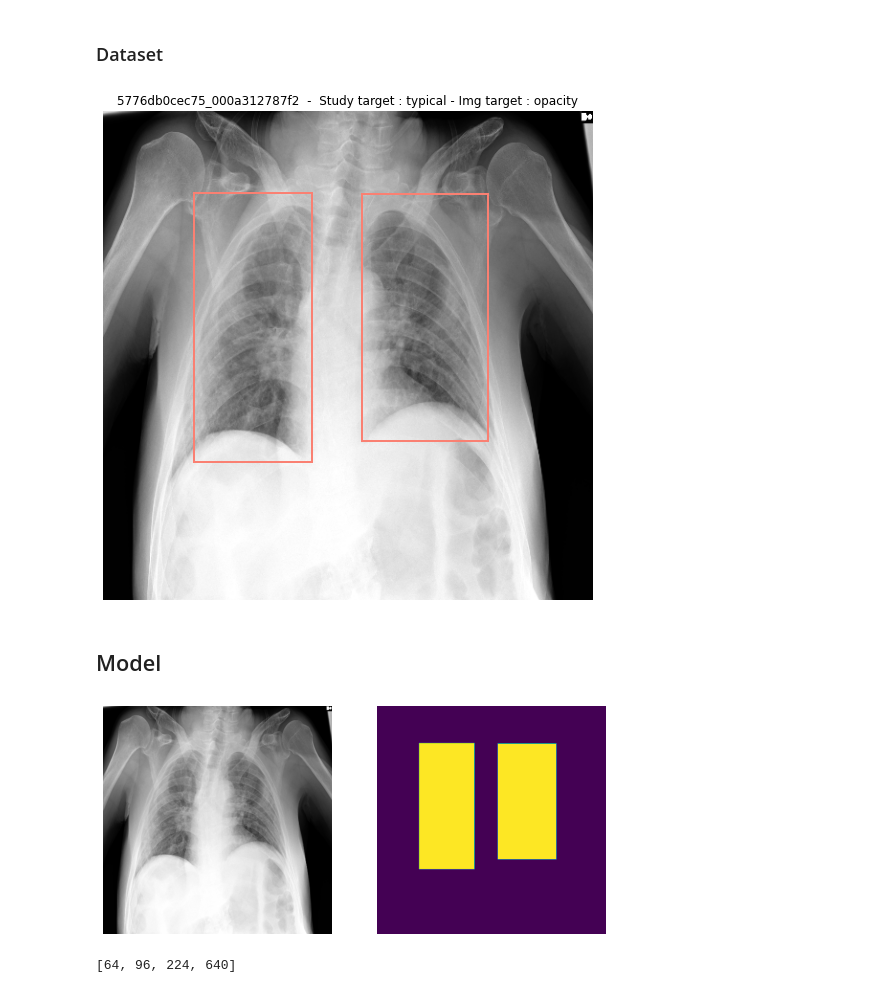
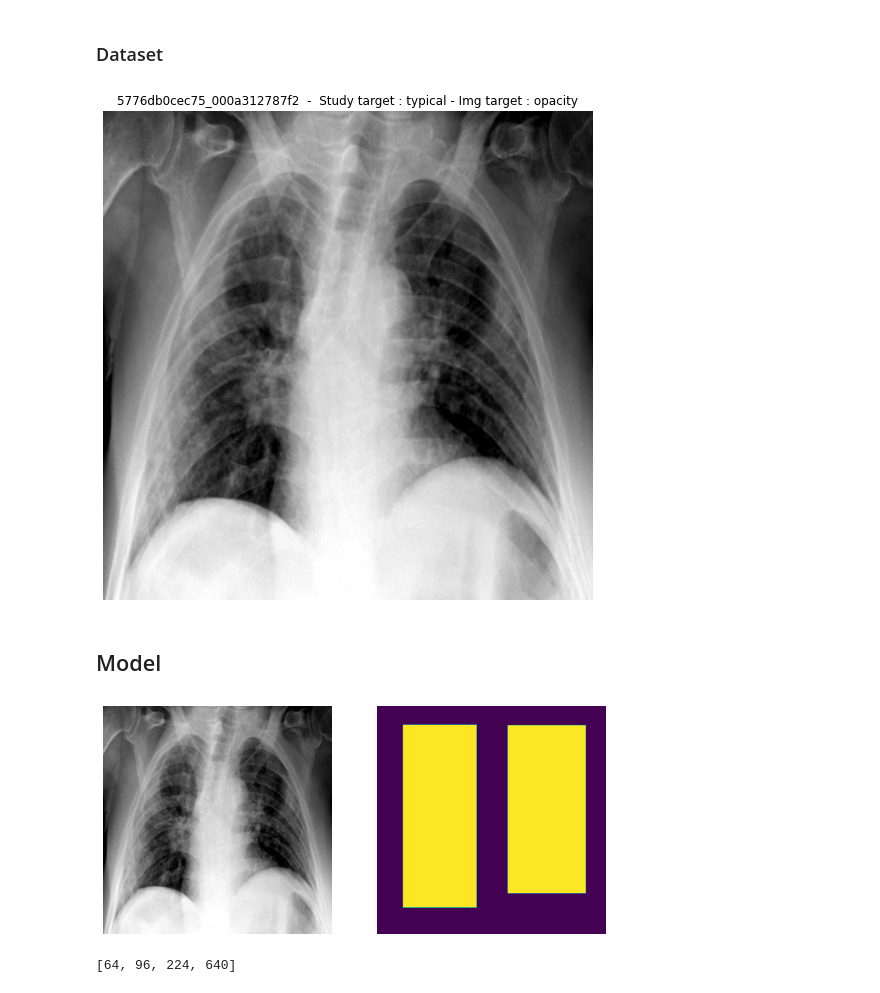
Before and after one commit to TheoViel/kaggle_siim_covid, a Jupyter notebook: notebooks/Training.ipynb, the cells around one changed output. Drawn from its saved outputs; the diff is of its cells as text; code cells hidden in the pictures.

Commit message:
training with lung crops

```diff
--- a/notebooks/Training.ipynb
+++ b/notebooks/Training.ipynb
@@ -50,6 +50,10 @@ transpositions = np.load("../output/transpositions.npy", allow_pickle=True)
 df = handle_duplicates(df, clusts, transpositions, plot=False)
 # %%
 df = add_additional_boxes(df)
+# %%
+boxes = pd.read_csv('../output/lungs_train')
+df = df.merge(boxes, left_on="image_id", right_on="img_name", suffixes=('', '_lung'))
+df['boxes_lung'] = df['boxes_lung'].apply(lambda x: np.array(ast.literal_eval(x)))
 # %%
 plt.figure(figsize=(15, 5))
 sns.countplot(x="label", hue="study_label", data=df)
@@ -67,29 +71,32 @@ plt.show()
 # df_ = df[df['crop_starts'].apply(lambda x: np.max(x) > 100)].reset_index()
 df_ = df.head(10)
 # %%
-transforms = get_transfos_det(augment=False, bbox_format="yolo")
+# transforms = get_transfos_det(augment=False, bbox_format="yolo")
+transforms = get_transfos_cls(augment=False)
 # %%
-dataset = CovidDetDataset(df_, DATA_PATH + f"train_{SIZE}/", bbox_format="yolo", transforms=transforms)
+# dataset = CovidDetDataset(df_, DATA_PATH + f"train_{SIZE}/", bbox_format="yolo", transforms=transforms)
+dataset = CovidClsDataset(df_, DATA_PATH + f"train_{SIZE}/", transforms=transforms)
 # %%
 # for i in np.random.choice(len(dataset), 10):
 for i in range(10):
-    img, mask, y, y_img, boxes = dataset[i]
+#     img, mask, y, y_img, boxes = dataset[i]
+    img, mask, y, y_img = dataset[i]
 
     if isinstance(img, torch.Tensor):
         img = img.cpu().numpy().transpose(1, 2, 0)
         mask = mask.cpu().numpy()[:, :, None]
 
     if len(boxes):
         plt.figure(figsize  =(9, 9))
-        plot_sample(img, boxes, bbox_format="yolo")
+        plot_sample(img, [], bbox_format="yolo")
         plt.title(
             f'{df_["save_name"][i][:-4]}  -  Study target : {CLASSES[int(y)]} - '
             f'Img target : {CLASSES_IMG[int(y_img)]}'
         )
         plt.show()
         break
 # %% [output]
-[figure, old version]
+[figure, new version]
 # %% [markdown]
 ## Model
 # %%
@@ -115,7 +122,7 @@ m = m.unsqueeze(0).float()
 y = y.unsqueeze(0)
 y_img = y_img.unsqueeze(0)
 # %% [output]
-[figure, old version]
+[figure, new version]
 # %%
 model.encoder.nb_fts
 # %% [output]
```
Also changed, not shown: parts of 2 cells of this notebook, 3 other files.
